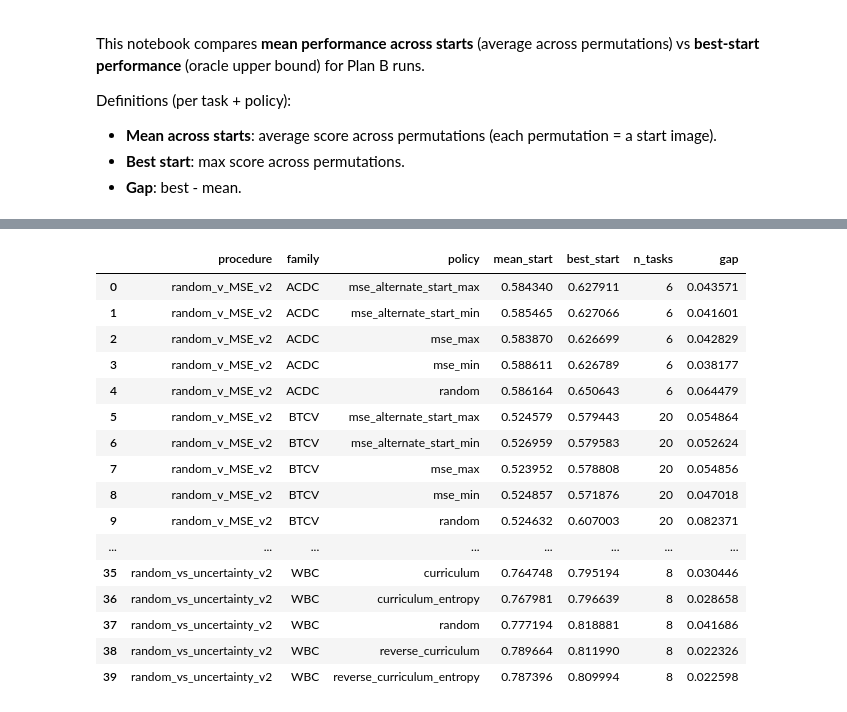
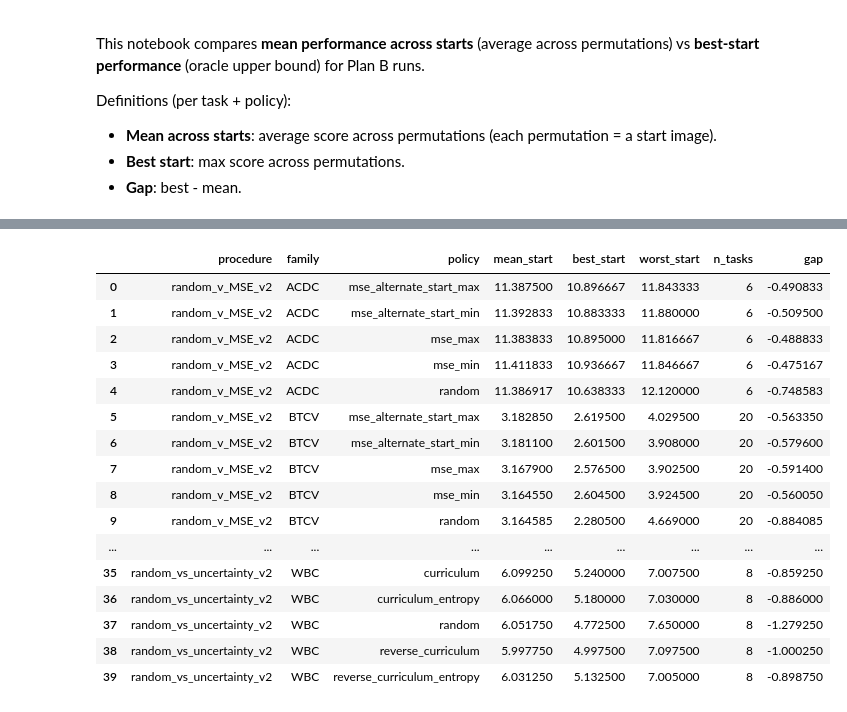
Before and after one commit to TsukkiGia/mvseg-ordering, a Jupyter notebook: notebooks/start_sensitivity_mse_uncertainty.ipynb, the cells around one changed output, grey strips where cells are left out. Drawn from its saved outputs; the diff is of its cells as text; code cells hidden in the pictures.

```diff
--- a/notebooks/start_sensitivity_mse_uncertainty.ipynb
+++ b/notebooks/start_sensitivity_mse_uncertainty.ipynb
@@ -28,5 +28,6 @@ if not (REPO_ROOT / 'experiments').exists():
     REPO_ROOT = REPO_ROOT.parent
 PROCEDURES = ['random_v_MSE_v2', 'random_vs_uncertainty_v2']
 ABLATION = 'pretrained_baseline'
-METRIC = 'initial_dice'  # e.g., final_dice, initial_dice
+METRIC = 'iterations_used'  # e.g., final_dice, initial_dice, iterations_used
 FAMILIES = None  # e.g., ['ACDC', 'BTCV']
+LOWER_IS_BETTER = True  # set True for metrics like iterations_used
@@ -74,10 +61,10 @@ def load_planb_rows(repo_root, *, procedure, ablation, metric, families=None):
 # %%
-def summarise_start_sensitivity(df, metric):
+def summarise_start_sensitivity(df, metric, *, lower_is_better=False):
     keys = ['procedure', 'family', 'task', 'policy', 'subset_index', 'permutation_index']
     per_perm = (
-        df.groupby(keys, as_index=False)[metric]
+        df.groupby(keys, as_index=False)['metric_value']
         .mean()
-        .rename(columns={metric: 'perm_score'})
+        .rename(columns={'metric_value': 'perm_score'})
     )
     start_map = (
         df[df['image_index'] == 0]
@@ -88,15 +75,21 @@ def summarise_start_sensitivity(df, metric):
     per_perm = per_perm.merge(start_map, on=keys, how='left')
 
     subset_keys = ['procedure', 'family', 'task', 'policy', 'subset_index']
-    per_subset = (
-        per_perm.groupby(subset_keys, as_index=False)
-        .agg(
-            mean_start=('perm_score', 'mean'),
-            best_start=('perm_score', 'max'),
-            worst_start=('perm_score', 'min'),
-            n_perm=('perm_score', 'count'),
+    agg = per_perm.groupby(subset_keys, as_index=False)['perm_score']
+    if lower_is_better:
+        per_subset = agg.agg(
+            mean_start='mean',
+            best_start='min',
+            worst_start='max',
+            n_perm='count',
         )
-    )
+    else:
+        per_subset = agg.agg(
+            mean_start='mean',
+            best_start='max',
+            worst_start='min',
+            n_perm='count',
+        )
     per_subset['gap'] = per_subset['best_start'] - per_subset['mean_start']
 
     task_keys = ['procedure', 'family', 'task', 'policy']
@@ -149,27 +142,29 @@ raw.head()
 # %%
-per_perm, per_subset, per_task, per_family = summarise_start_sensitivity(raw, METRIC)
+per_perm, per_subset, per_task, per_family = summarise_start_sensitivity(
+    raw, METRIC, lower_is_better=LOWER_IS_BETTER
+)
 
 # Family-level summary (mean/best/gap across tasks)
 summary = per_family.sort_values(['procedure', 'family', 'policy'])
 summary
 # %% [output]
-|  | procedure | family | policy | mean_start | best_start | n_tasks | gap |
-| 0 | random_v_MSE_v2 | ACDC | mse_alternate_start_max | 0.584340 | 0.627911 | 6 | 0.043571 |
-| 1 | random_v_MSE_v2 | ACDC | mse_alternate_start_min | 0.585465 | 0.627066 | 6 | 0.041601 |
-| 2 | random_v_MSE_v2 | ACDC | mse_max | 0.583870 | 0.626699 | 6 | 0.042829 |
-| 3 | random_v_MSE_v2 | ACDC | mse_min | 0.588611 | 0.626789 | 6 | 0.038177 |
-| 4 | random_v_MSE_v2 | ACDC | random | 0.586164 | 0.650643 | 6 | 0.064479 |
-| 5 | random_v_MSE_v2 | BTCV | mse_alternate_start_max | 0.524579 | 0.579443 | 20 | 0.054864 |
-| 6 | random_v_MSE_v2 | BTCV | mse_alternate_start_min | 0.526959 | 0.579583 | 20 | 0.052624 |
-| 7 | random_v_MSE_v2 | BTCV | mse_max | 0.523952 | 0.578808 | 20 | 0.054856 |
-| 8 | random_v_MSE_v2 | BTCV | mse_min | 0.524857 | 0.571876 | 20 | 0.047018 |
-| 9 | random_v_MSE_v2 | BTCV | random | 0.524632 | 0.607003 | 20 | 0.082371 |
-| ... | ... | ... | ... | ... | ... | ... | ... |
-| 35 | random_vs_uncertainty_v2 | WBC | curriculum | 0.764748 | 0.795194 | 8 | 0.030446 |
-| 36 | random_vs_uncertainty_v2 | WBC | curriculum_entropy | 0.767981 | 0.796639 | 8 | 0.028658 |
-| 37 | random_vs_uncertainty_v2 | WBC | random | 0.777194 | 0.818881 | 8 | 0.041686 |
-| 38 | random_vs_uncertainty_v2 | WBC | reverse_curriculum | 0.789664 | 0.811990 | 8 | 0.022326 |
-| 39 | random_vs_uncertainty_v2 | WBC | reverse_curriculum_entropy | 0.787396 | 0.809994 | 8 | 0.022598 |
+|  | procedure | family | policy | mean_start | best_start | worst_start | n_tasks | gap |
+| 0 | random_v_MSE_v2 | ACDC | mse_alternate_start_max | 11.387500 | 10.896667 | 11.843333 | 6 | -0.490833 |
+| 1 | random_v_MSE_v2 | ACDC | mse_alternate_start_min | 11.392833 | 10.883333 | 11.880000 | 6 | -0.509500 |
+| 2 | random_v_MSE_v2 | ACDC | mse_max | 11.383833 | 10.895000 | 11.816667 | 6 | -0.488833 |
+| 3 | random_v_MSE_v2 | ACDC | mse_min | 11.411833 | 10.936667 | 11.846667 | 6 | -0.475167 |
+| 4 | random_v_MSE_v2 | ACDC | random | 11.386917 | 10.638333 | 12.120000 | 6 | -0.748583 |
+| 5 | random_v_MSE_v2 | BTCV | mse_alternate_start_max | 3.182850 | 2.619500 | 4.029500 | 20 | -0.563350 |
+| 6 | random_v_MSE_v2 | BTCV | mse_alternate_start_min | 3.181100 | 2.601500 | 3.908000 | 20 | -0.579600 |
+| 7 | random_v_MSE_v2 | BTCV | mse_max | 3.167900 | 2.576500 | 3.902500 | 20 | -0.591400 |
+| 8 | random_v_MSE_v2 | BTCV | mse_min | 3.164550 | 2.604500 | 3.924500 | 20 | -0.560050 |
+| 9 | random_v_MSE_v2 | BTCV | random | 3.164585 | 2.280500 | 4.669000 | 20 | -0.884085 |
+| ... | ... | ... | ... | ... | ... | ... | ... | ... |
+| 35 | random_vs_uncertainty_v2 | WBC | curriculum | 6.099250 | 5.240000 | 7.007500 | 8 | -0.859250 |
+| 36 | random_vs_uncertainty_v2 | WBC | curriculum_entropy | 6.066000 | 5.180000 | 7.030000 | 8 | -0.886000 |
+| 37 | random_vs_uncertainty_v2 | WBC | random | 6.051750 | 4.772500 | 7.650000 | 8 | -1.279250 |
+| 38 | random_vs_uncertainty_v2 | WBC | reverse_curriculum | 5.997750 | 4.997500 | 7.097500 | 8 | -1.000250 |
+| 39 | random_vs_uncertainty_v2 | WBC | reverse_curriculum_entropy | 6.031250 | 5.132500 | 7.005000 | 8 | -0.898750 |
 # %%
 def plot_family(summary_df, family, metric):
     sub = summary_df[summary_df['family'] == family].copy()
```
Also changed, not shown: parts of 5 cells of this notebook, 7 other files.
